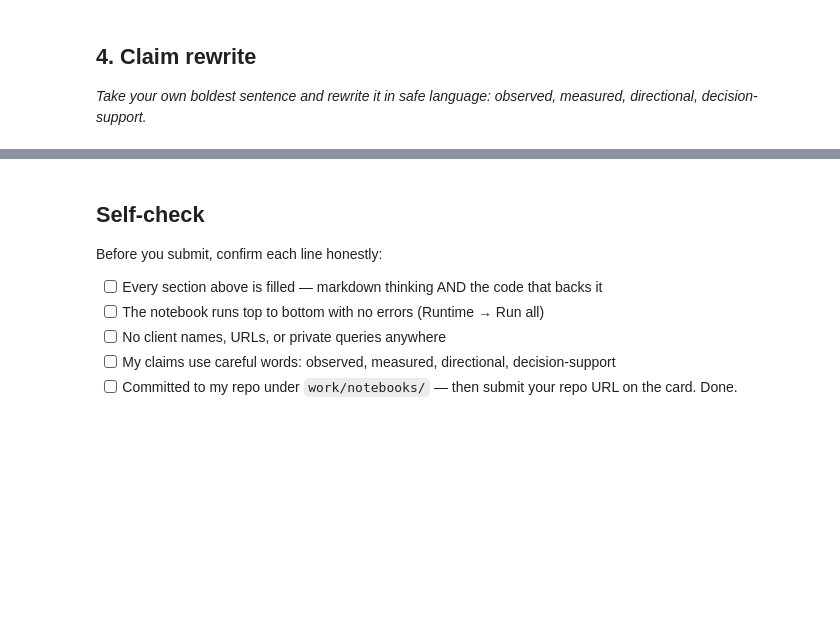
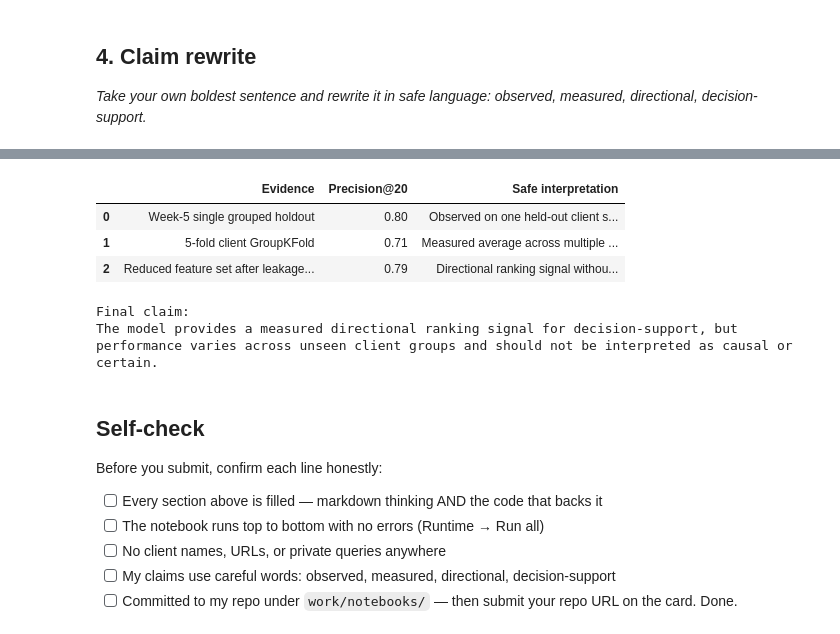
Before and after one commit to azam-hussain-ml/Starter-Notebook-flyrank-ml-internship, a Jupyter notebook: work/notebooks/w06_validation_audit.ipynb, the cells around one changed output, grey strips where cells are left out. Drawn from its saved outputs; the diff is of its cells as text; code cells hidden in the pictures; blank space fills up the shorter version.

```diff
--- a/work/notebooks/w06_validation_audit.ipynb
+++ b/work/notebooks/w06_validation_audit.ipynb
@@ -25,3 +688,42 @@ This skeleton is yours to fill. Work the sections **in order** — each one has
+# %%
+# ============================================================
+# ML-09 — Section 4
+# Final public-safe claim summary
+# ============================================================
+
+claim_summary = pd.DataFrame({
+    "Evidence": [
+        "Week-5 single grouped holdout",
+        "5-fold client GroupKFold",
+        "Reduced feature set after leakage challenge"
+    ],
+    "Precision@20": [
+        0.800,
+        0.710,
+        0.790
+    ],
+    "Safe interpretation": [
+        "Observed on one held-out client split",
+        "Measured average across multiple unseen-client groups",
+        "Directional ranking signal without impressions_31d"
+    ]
+})
+
+display(claim_summary)
+
+print("\nFinal claim:")
+print(
+    "The model provides a measured directional ranking signal "
+    "for decision-support, but performance varies across unseen "
+    "client groups and should not be interpreted as causal or certain."
+)
+# %% [output]
+|  | Evidence | Precision@20 | Safe interpretation |
+| 0 | Week-5 single grouped holdout | 0.80 | Observed on one held-out client s... |
+| 1 | 5-fold client GroupKFold | 0.71 | Measured average across multiple ... |
+| 2 | Reduced feature set after leakage... | 0.79 | Directional ranking signal withou... |
+Final claim:
+The model provides a measured directional ranking signal for decision-support, but performance varies across unseen client groups and should not be interpreted as causal or certain.
 # %% [markdown]
 ## Self-check
 
```
Also changed, not shown: parts of 11 cells of this notebook.
